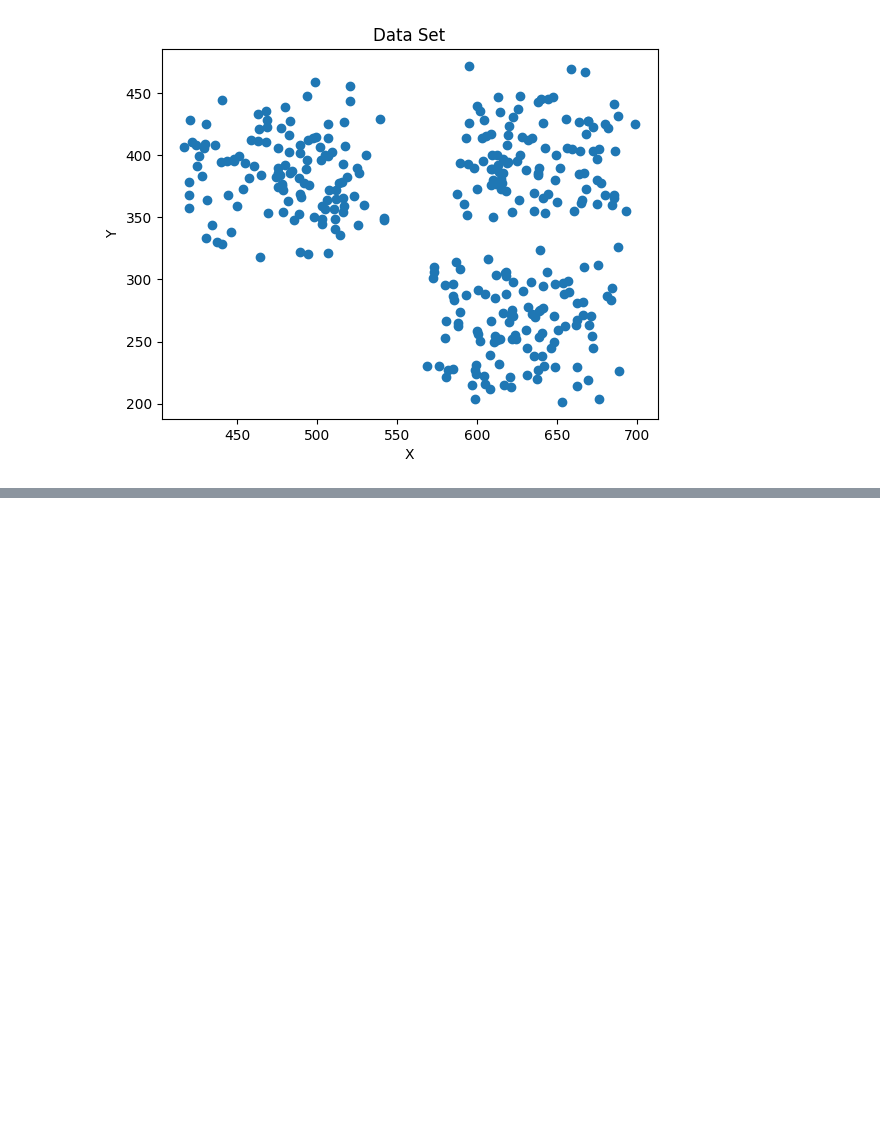
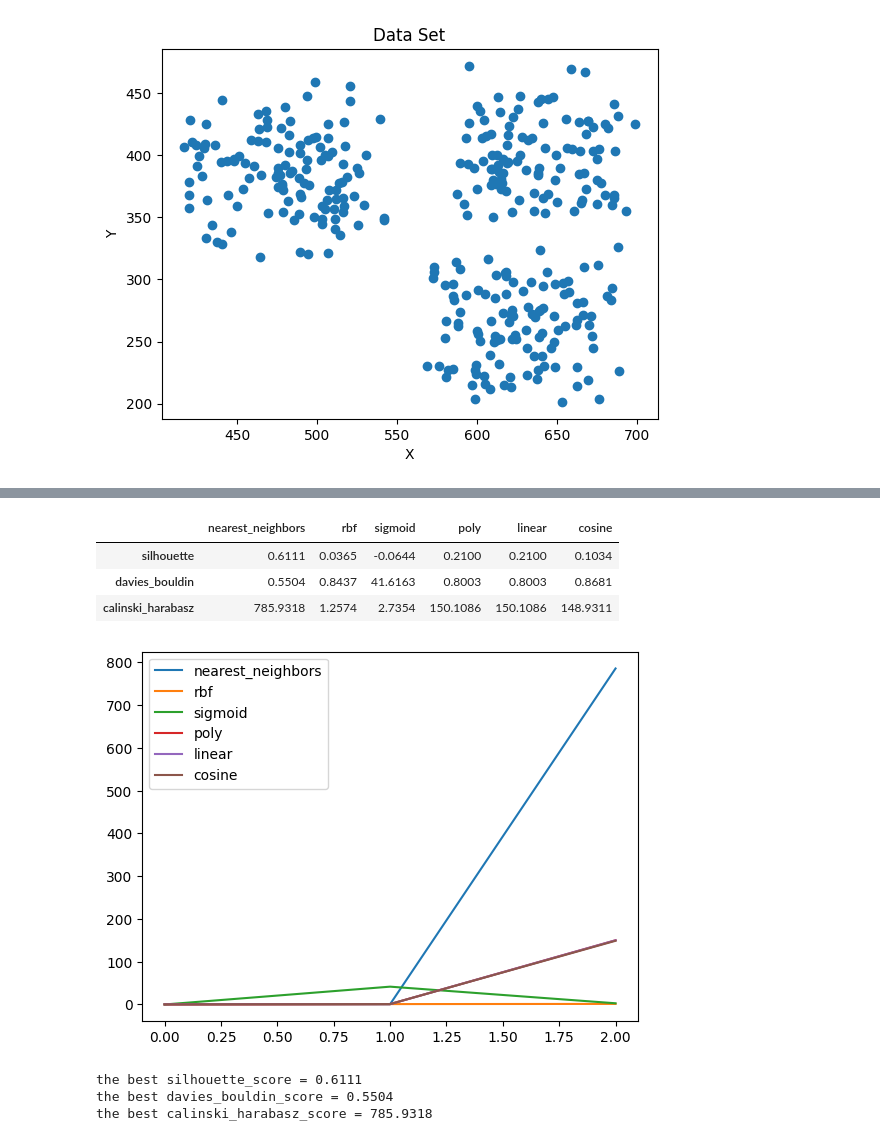
Before and after one commit to AIdjis/Clustering, a Jupyter notebook: notebooks/Spectral_Clustering.ipynb, the cells around one changed output, grey strips where cells are left out. Drawn from its saved outputs; the diff is of its cells as text; code cells hidden in the pictures; blank space fills up the shorter version.

Commit message:
🚀Add performance evaluation for various spectral clustering kernels

```diff
--- a/notebooks/Spectral_Clustering.ipynb
+++ b/notebooks/Spectral_Clustering.ipynb
@@ -23,0 +26,46 @@ plt.show()
+# %%
+# initialize and fit the spectral clustering model in this example we will use different kernels and try to find the best one
+def best_kernel(kernels:tuple)->dict:
+    result = {}
+    for kernel in ('nearest_neighbors', 'rbf', 'sigmoid', 'poly', 'linear', 'cosine'):
+        spectral = SpectralClustering(n_clusters=3,affinity =kernel,random_state=0)
+        cluster_labels=spectral.fit_predict(data)
+        silhouette = round(silhouette_score(data, cluster_labels),4)
+        davies_bouldin = round(davies_bouldin_score(data, cluster_labels),4)
+        calinski_harabasz = round(calinski_harabasz_score(data, cluster_labels),4)
+        result[kernel]=[silhouette,davies_bouldin,calinski_harabasz]
+    return result
+# %%
+results = best_kernel(('nearest_neighbors', 'rbf', 'sigmoid', 'poly', 'linear', 'cosine'))
+# %%
+# convert dictionary to dataframe
+pd.DataFrame(results,index=["silhouette","davies_bouldin","calinski_harabasz"])
+# %% [output]
+|  | nearest_neighbors | rbf | sigmoid | poly | linear | cosine |
+| silhouette | 0.6111 | 0.0365 | -0.0644 | 0.2100 | 0.2100 | 0.1034 |
+| davies_bouldin | 0.5504 | 0.8437 | 41.6163 | 0.8003 | 0.8003 | 0.8681 |
+| calinski_harabasz | 785.9318 | 1.2574 | 2.7354 | 150.1086 | 150.1086 | 148.9311 |
+# %%
+# lets plot the results
+plt.plot(results['nearest_neighbors'],label='nearest_neighbors')
+plt.plot(results['rbf'],label='rbf')
+plt.plot(results['sigmoid'],label='sigmoid')
+plt.plot(results['poly'],label='poly')
+plt.plot(results['linear'],label='linear')
+plt.plot(results['cosine'],label='cosine')
+plt.legend()
+plt.show()
+# %% [output]
+[figure, added]
+# %%
+# based on the results the best kernel is "nearest_neighbors"
+
+spectral = SpectralClustering(n_clusters=3,affinity = 'nearest_neighbors',random_state=0)
+cluster_labels=spectral.fit_predict(data)
+print("the best silhouette_score =", round(silhouette_score(data, cluster_labels),4))
+print("the best davies_bouldin_score =", round(davies_bouldin_score(data, cluster_labels),4))
+print("the best calinski_harabasz_score =", round(calinski_harabasz_score(data, cluster_labels),4))
+# %% [output]
+the best silhouette_score = 0.6111
+the best davies_bouldin_score = 0.5504
+the best calinski_harabasz_score = 785.9318
```
Also changed, not shown: parts of 6 cells of this notebook.
